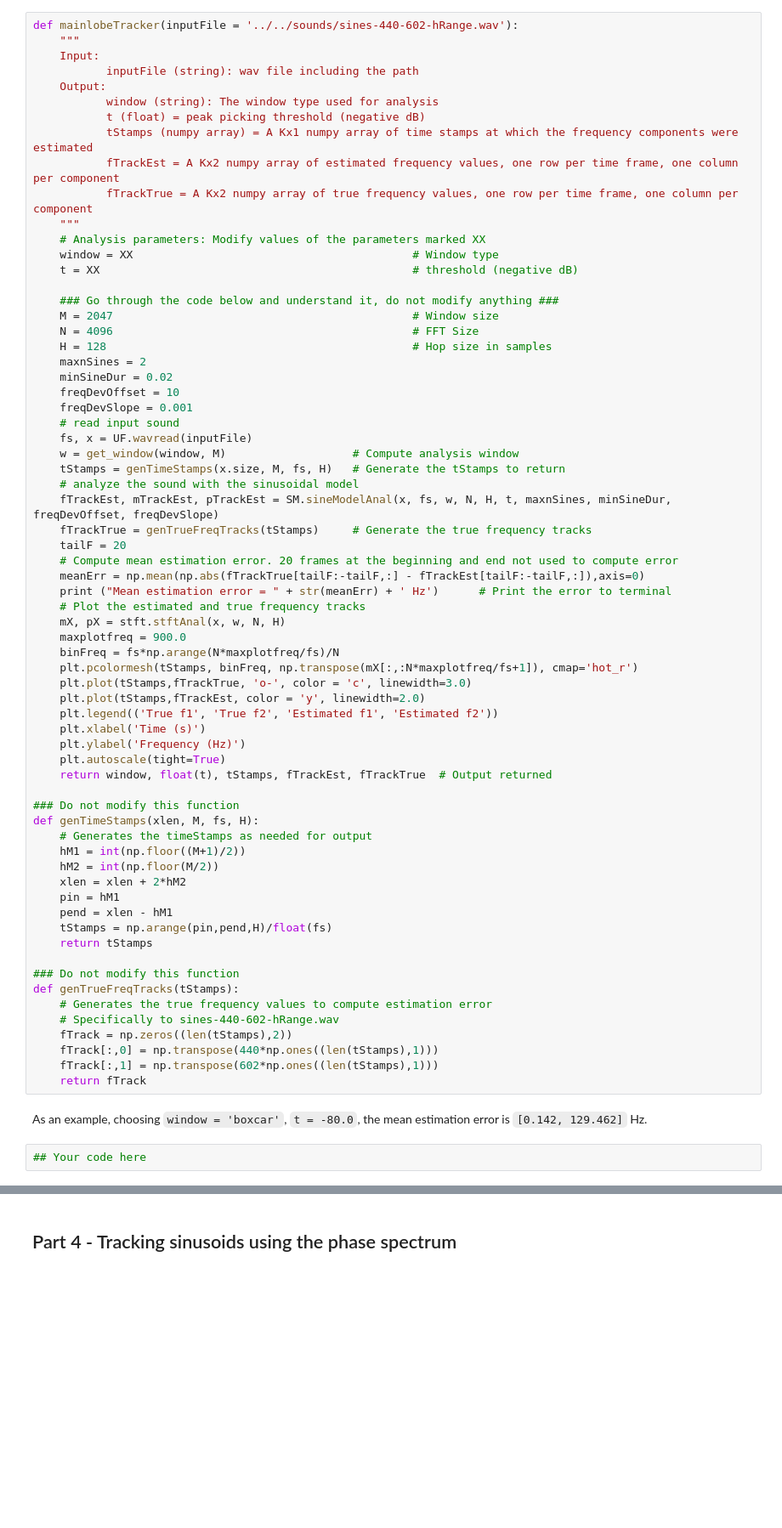
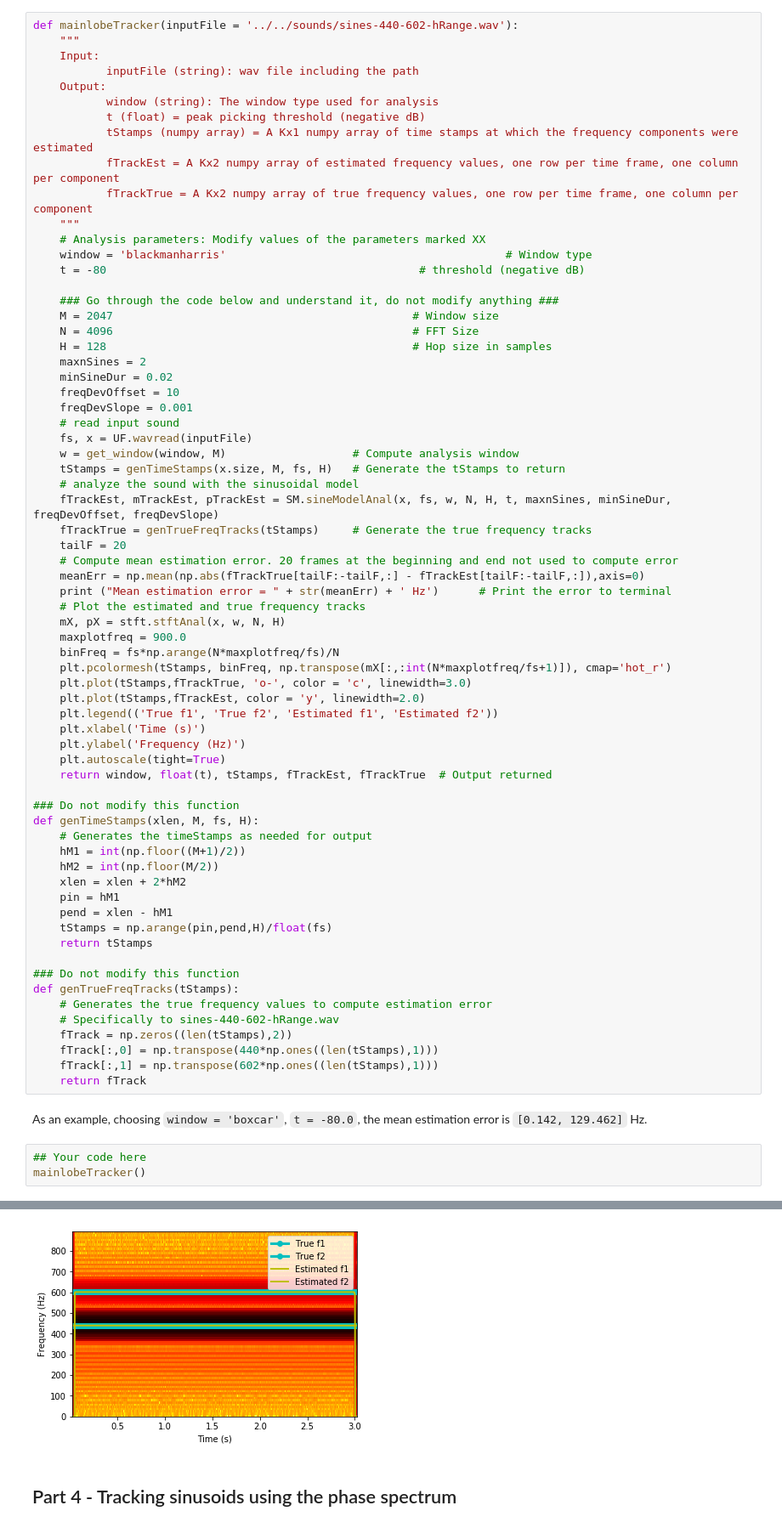
Before and after one commit to jiemojiemo/audio_signal_processing_assignments, a Jupyter notebook: assignments/A5/A5.ipynb, the cells around one changed output, grey strips where cells are left out. Shown at 85% size. Cells and saved outputs as stored; diff of their text form; blank space fills up the shorter version.

```diff
--- a/assignments/A5/A5.ipynb
+++ b/assignments/A5/A5.ipynb
@@ -216,8 +294,8 @@ def mainlobeTracker(inputFile = '../../sounds/sines-440-602-hRange.wav'):
            fTrackTrue = A Kx2 numpy array of true frequency values, one row per time frame, one column per component
     """
     # Analysis parameters: Modify values of the parameters marked XX
-    window = XX                                          # Window type
-    t = XX                                               # threshold (negative dB)
+    window = 'blackmanharris'                                          # Window type
+    t = -80                                               # threshold (negative dB)
 
     ### Go through the code below and understand it, do not modify anything ###
     M = 2047                                             # Window size
@@ -242,7 +320,7 @@ def mainlobeTracker(inputFile = '../../sounds/sines-440-602-hRange.wav'):
     mX, pX = stft.stftAnal(x, w, N, H)
     maxplotfreq = 900.0
     binFreq = fs*np.arange(N*maxplotfreq/fs)/N
-    plt.pcolormesh(tStamps, binFreq, np.transpose(mX[:,:N*maxplotfreq/fs+1]), cmap='hot_r')
+    plt.pcolormesh(tStamps, binFreq, np.transpose(mX[:,:int(N*maxplotfreq/fs+1)]), cmap='hot_r')
     plt.plot(tStamps,fTrackTrue, 'o-', color = 'c', linewidth=3.0)
     plt.plot(tStamps,fTrackEst, color = 'y', linewidth=2.0)
     plt.legend(('True f1', 'True f2', 'Estimated f1', 'Estimated f2'))
@@ -274,3 +352,5 @@ def genTrueFreqTracks(tStamps):
 As an example, choosing `window = 'boxcar'`, `t = -80.0`, the mean estimation error is `[0.142, 129.462]` Hz.
 # %%
 ## Your code here
+mainlobeTracker()
+# %% [output]
@@ -277,3 +376,4 @@ As an example, choosing `window = 'boxcar'`, `t = -80.0`, the mean estimation er
+[figure, added]
 # %% [markdown]
 ## Part 4 - Tracking sinusoids using the phase spectrum
 # %% [markdown]
```
Also changed, not shown: parts of 17 cells of this notebook, 8 other files.
